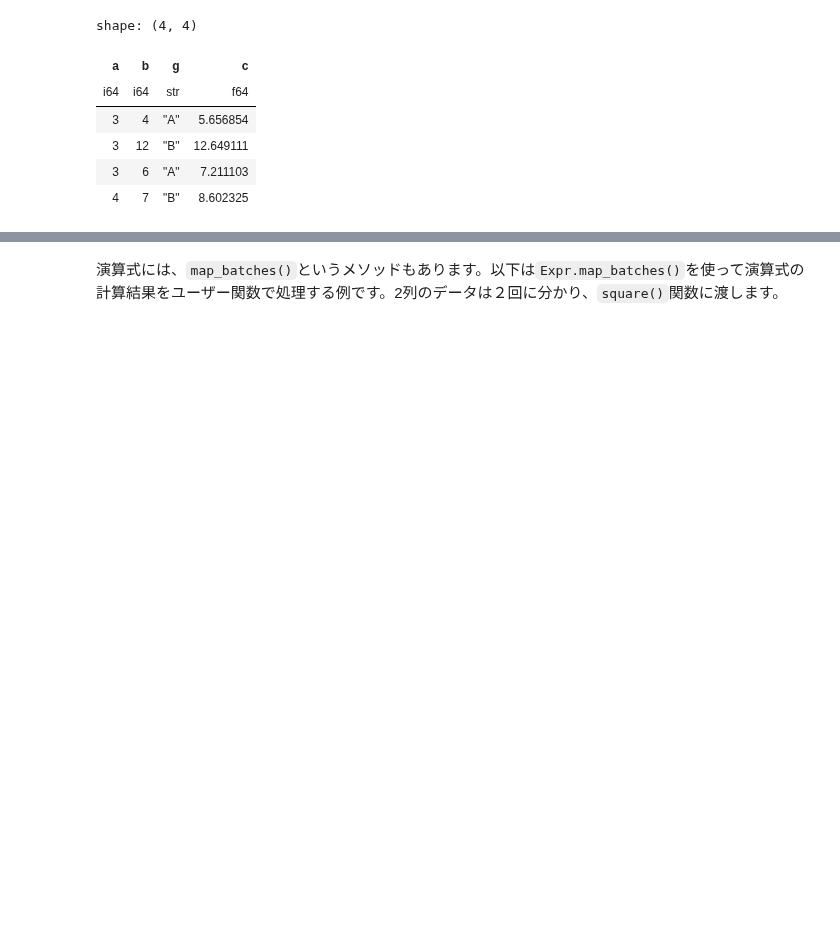
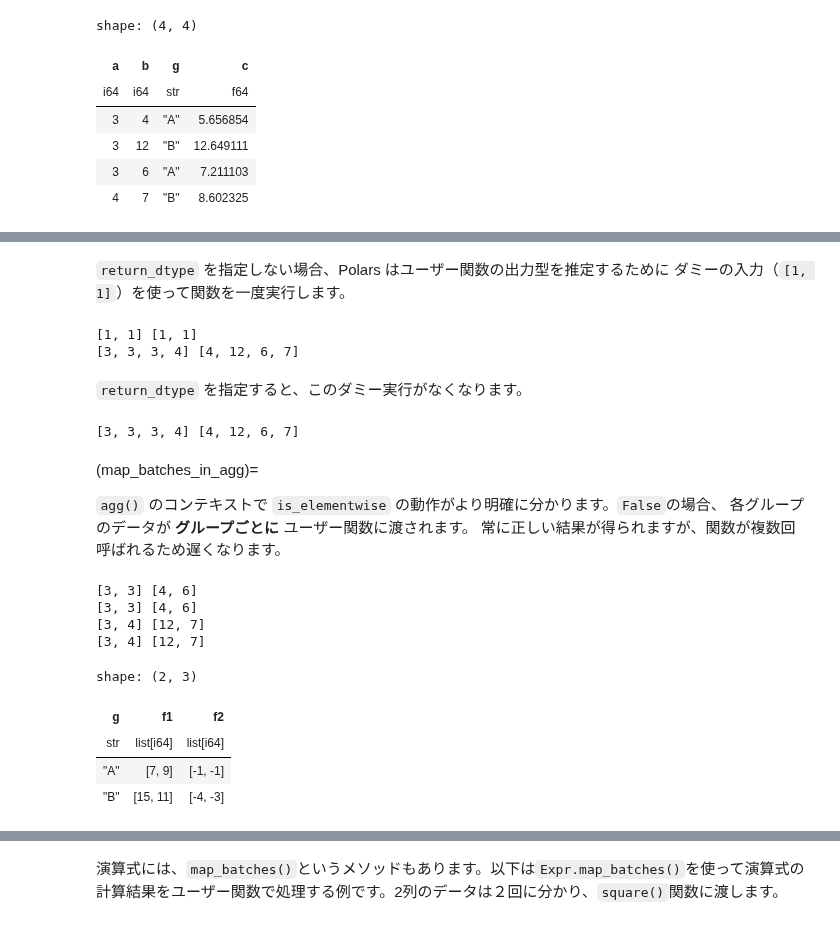
Before and after one commit to ruoyu0088/polars_guide, a Jupyter notebook: polars_guide/050_polars_call_user_function.ipynb, the cells around one changed output, grey strips where cells are left out. Cells and saved outputs as stored; diff of their text form; code cells hidden in the pictures; blank space fills up the shorter version.

Commit message:
add doc for all arguments of map_batches

```diff
--- a/polars_guide/050_polars_call_user_function.ipynb
+++ b/polars_guide/050_polars_call_user_function.ipynb
@@ -126,0 +147,61 @@ shape: (4, 4)
+# %%
+import threading
+
+lock = threading.Lock()
+
+def f1(args):
+    with lock:
+        a, b = args
+        print(f"{a.to_list()} {b.to_list()}")
+        return a + b
+
+def f2(args):
+    with lock:
+        a, b = args
+        print(f"{a.to_list()} {b.to_list()}")
+        return a - b.min()
+
+def f3(args):
+    with lock:
+        a, b = args
+        print(f"{a.to_list()} {b.to_list()}")
+        return a.max() - b.min()
+# %% [markdown]
+`return_dtype` を指定しない場合、Polars はユーザー関数の出力型を推定するために
+ダミーの入力（`[1, 1]`）を使って関数を一度実行します。
+# %%
+df.select(
+    pl.map_batches(['a', 'b'], f1)
+);
+# %% [output]
+[1, 1] [1, 1]
+[3, 3, 3, 4] [4, 12, 6, 7]
+# %% [markdown]
+`return_dtype` を指定すると、このダミー実行がなくなります。
+# %%
+df.select(
+    pl.map_batches(['a', 'b'], f1, return_dtype=pl.Int64)
+);
+# %% [output]
+[3, 3, 3, 4] [4, 12, 6, 7]
+# %% [markdown]
+(map_batches_in_agg)=
+
+`agg()` のコンテキストで `is_elementwise` の動作がより明確に分かります。`False`の場合、
+各グループのデータが **グループごとに** ユーザー関数に渡されます。
+常に正しい結果が得られますが、関数が複数回呼ばれるため遅くなります。
+# %%
+df.group_by('g', maintain_order=True).agg(
+    pl.map_batches(['a', 'b'], f1, return_dtype=pl.Int64, is_elementwise=False).alias('f1'),
+    pl.map_batches(['a', 'b'], f2, return_dtype=pl.Int64, is_elementwise=False).alias('f2'),
+)
+# %% [output]
+[3, 3] [4, 6]
+[3, 3] [4, 6]
+[3, 4] [12, 7]
+[3, 4] [12, 7]
+shape: (2, 3)
+| g | f1 | f2 |
+| str | list[i64] | list[i64] |
+| "A" | [7, 9] | [-1, -1] |
+| "B" | [15, 11] | [-4, -3] |
```
Also changed, not shown: parts of 13 cells of this notebook.
